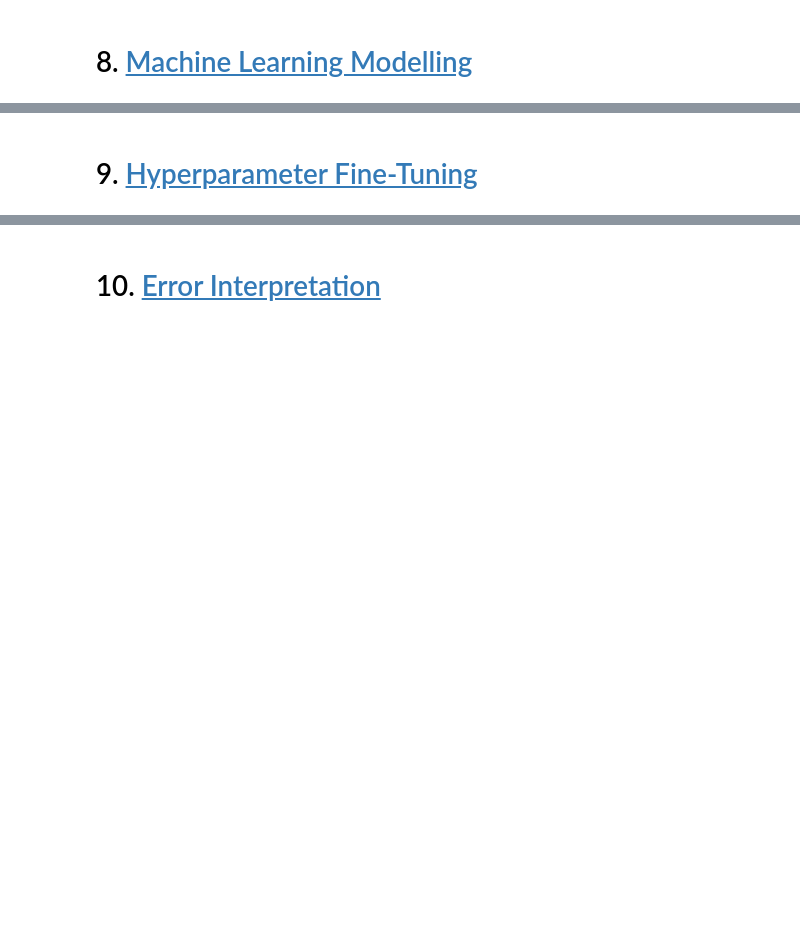
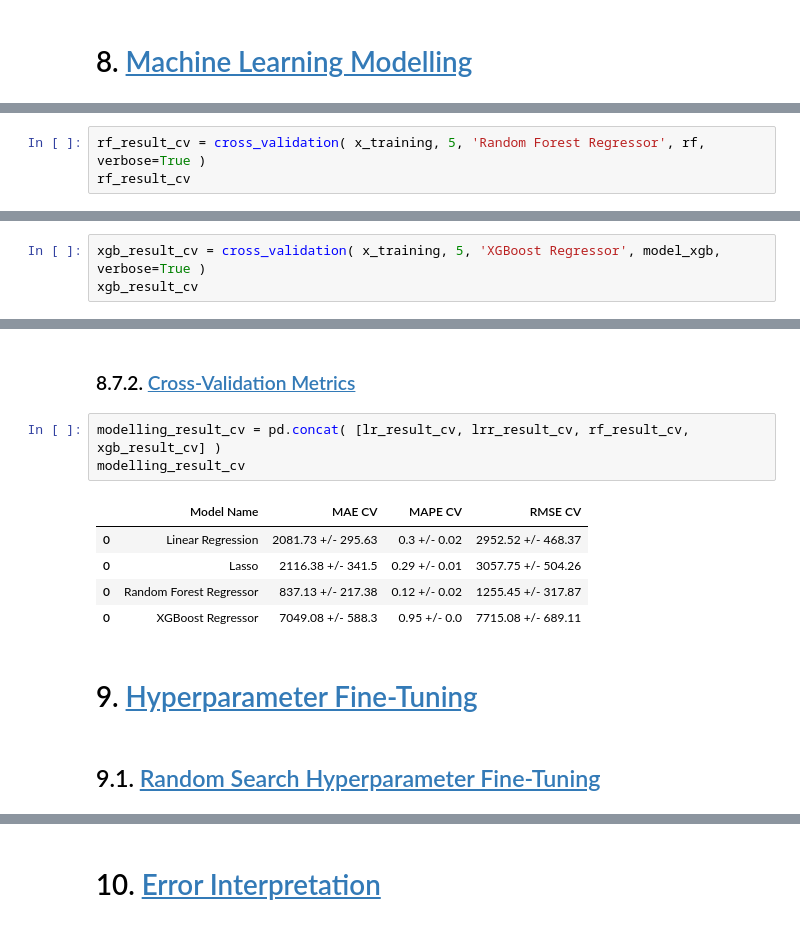
Before and after one commit to brunopiato/DS_em_Prod, a Jupyter notebook: notebooks/notebook.ipynb, the cells around one changed output, grey strips where cells are left out. Cells and saved outputs as stored; diff of their text form; blank space fills up the shorter version.

```diff
--- a/notebooks/notebook.ipynb
+++ b/notebooks/notebook.ipynb
@@ -641,0 +992,3 @@ df06.head().T
+# %%
+rf_result_cv = cross_validation( x_training, 5, 'Random Forest Regressor', rf, verbose=True )
+rf_result_cv
@@ -641,0 +1031,3 @@ df06.head().T
+# %%
+xgb_result_cv = cross_validation( x_training, 5, 'XGBoost Regressor', model_xgb, verbose=True )
+xgb_result_cv
@@ -642,2 +1060,15 @@ df06.head().T
+# %% [markdown]
+### 8.7.2. <a id='toc8_7_2_'></a>[Cross-Validation Metrics](#toc0_)
+# %%
+modelling_result_cv = pd.concat( [lr_result_cv, lrr_result_cv, rf_result_cv, xgb_result_cv] )
+modelling_result_cv
+# %% [output]
+|  | Model Name | MAE CV | MAPE CV | RMSE CV |
+| 0 | Linear Regression | 2081.73 +/- 295.63 | 0.3 +/- 0.02 | 2952.52 +/- 468.37 |
+| 0 | Lasso | 2116.38 +/- 341.5 | 0.29 +/- 0.01 | 3057.75 +/- 504.26 |
+| 0 | Random Forest Regressor | 837.13 +/- 217.38 | 0.12 +/- 0.02 | 1255.45 +/- 317.87 |
+| 0 | XGBoost Regressor | 7049.08 +/- 588.3 | 0.95 +/- 0.0 | 7715.08 +/- 689.11 |
 # %% [markdown]
 # 9. <a id='toc9_'></a>[Hyperparameter Fine-Tuning](#toc0_)
+# %% [markdown]
+## 9.1. <a id='toc9_1_'></a>[Random Search Hyperparameter Fine-Tuning](#toc0_)
```
Also changed, not shown: parts of 71 cells of this notebook.
